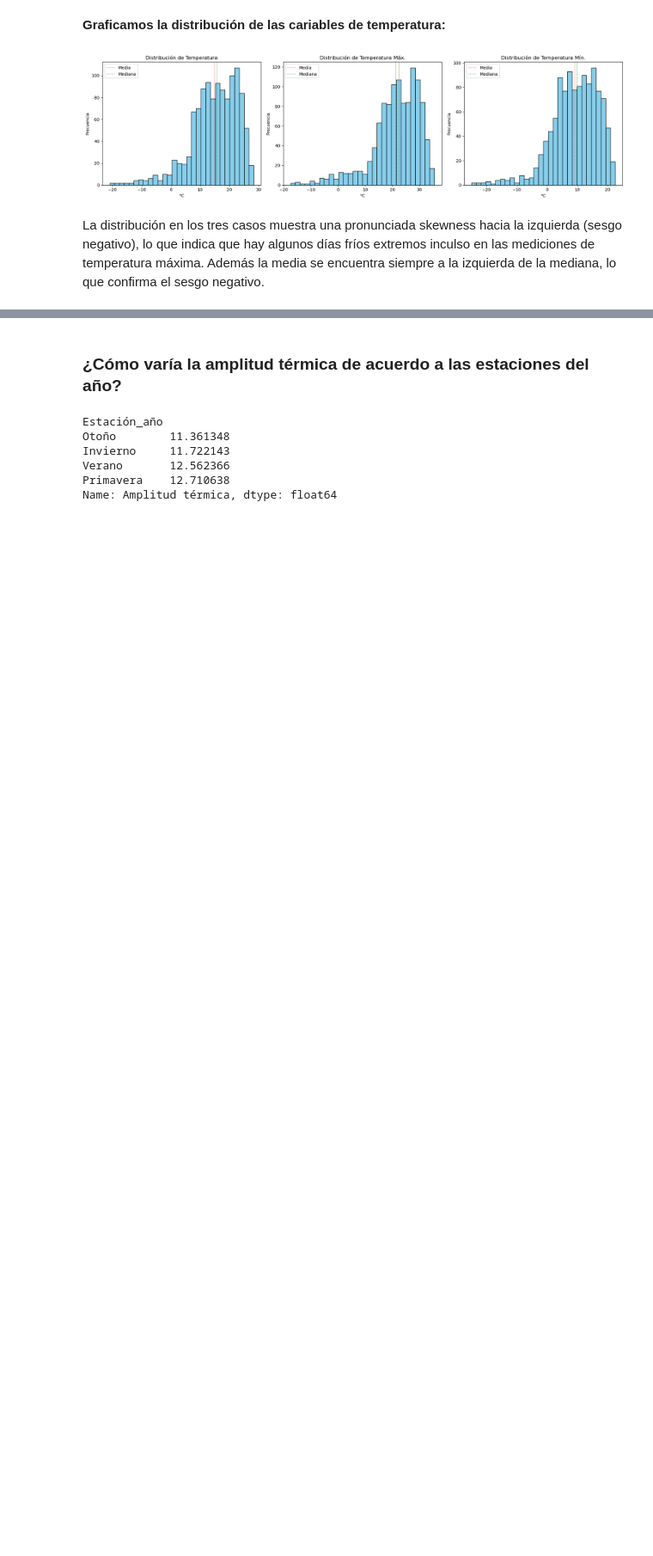
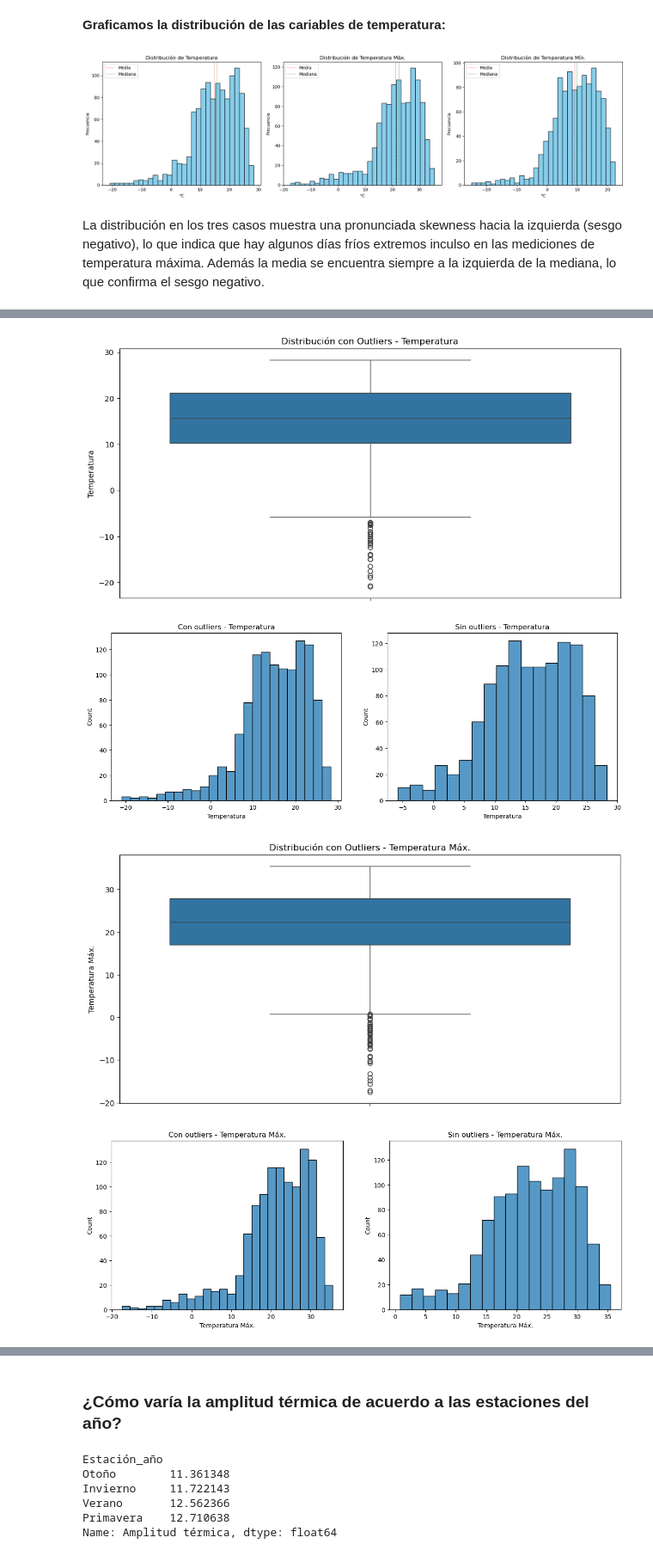
Before and after one commit to Mati279/Analisis-de-Datos---TPs, a Jupyter notebook: TP1/Borrador.ipynb, the cells around one changed output, grey strips where cells are left out. Shown at 86% size. Drawn from its saved outputs; the diff is of its cells as text; code cells hidden in the pictures; blank space fills up the shorter version.

Commit message:
Outliers + Pregunta 2

```diff
--- a/TP1/Borrador.ipynb
+++ b/TP1/Borrador.ipynb
@@ -451,0 +458,9 @@ La distribución en los tres casos muestra una pronunciada skewness hacia la izq
+# %%
+# Método 1: IQR (Rango por Intercuartílico)
+def detect_outliers_iqr(data, column):
+    Q1 = data[column].quantile(0.25)
+    Q3 = data[column].quantile(0.75)
+    IQR = Q3 - Q1
+    lower_bound = Q1 - 1.5 * IQR
+    upper_bound = Q3 + 1.5 * IQR
+    return data[(data[column] < lower_bound) | (data[column] > upper_bound)]
@@ -451,0 +469,28 @@ La distribución en los tres casos muestra una pronunciada skewness hacia la izq
+# %%
+# Analizar outliers para múltiples variables
+variables = ['Temperatura', 'Temperatura Máx.', 'Temperatura Mín.']
+
+for var in variables:
+    # Boxplots con outliers marcados
+    plt.figure(figsize=(12, 6))
+    sns.boxplot(data=df_91_20, y=var)
+    plt.title(f'Distribución con Outliers - {var}')
+    plt.show()
+
+    # Crear el df sin outliers
+    df_sin_outliers = df_91_20.copy()
+    outliers = detect_outliers_iqr(df_91_20, var)
+    df_sin_outliers = df_sin_outliers.drop(outliers.index)
+
+    # Histogramas antes y después de remover outliers
+    fig, (ax1, ax2) = plt.subplots(1, 2, figsize=(15, 5))
+    sns.histplot(data=df_91_20, x=var, ax=ax1)
+    ax1.set_title(f'Con outliers - {var}')
+    sns.histplot(data=df_sin_outliers, x=var, ax=ax2)
+    ax2.set_title(f'Sin outliers - {var}')
+    plt.show()
+# %% [output]
+[figure, added]
+[figure, added]
+[figure, added]
+[figure, added]
```
Also changed, not shown: parts of 14 cells of this notebook.
